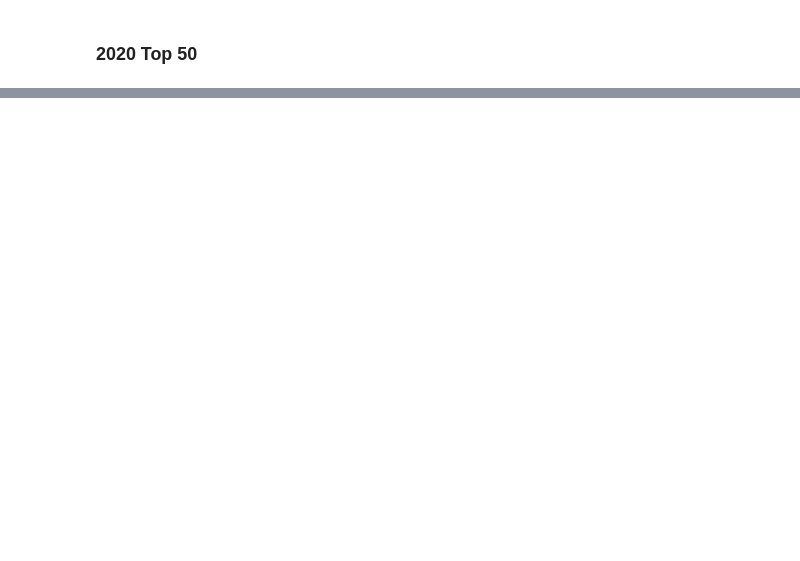
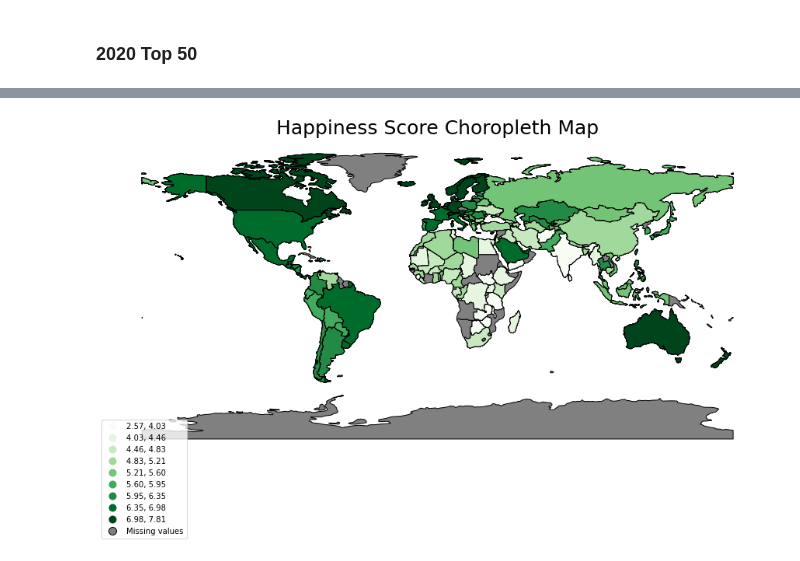
Before and after one commit to JoanaGayeta/DATANVIFinalProj, a Jupyter notebook: project/Cleaning.ipynb, the cells around one changed output, grey strips where cells are left out. Saved outputs shown, nothing was run; the diff lists cells and outputs as text; code cells hidden in the pictures; blank space fills up the shorter version.

Commit message:
choropleth maps

```diff
--- a/project/Cleaning.ipynb
+++ b/project/Cleaning.ipynb
@@ -1388,0 +1505,12 @@ CRSError: Invalid projection: epsg:4326: (Internal Proj Error: proj_create: SQLi
+# %%
+replacenames=whrfinal
+replacenames.replace('United States','United States of America',inplace=True)
+replacenames.replace('Bosnia and Herzegovina','Bosnia and Herz.',inplace=True)
+replacenames.replace('Congo (Brazzaville)','Congo',inplace=True)
+replacenames.replace('Congo (Kinshasa)','Dem. Rep. Congo',inplace=True)
+replacenames.replace('Dominican Republic','Dominican Rep.',inplace=True)
+replacenames.replace('Ivory Coast','CÃ´te d\'Ivoire',inplace=True)
+replacenames.replace('Palestinian Territories','Palestine',inplace=True)
+replacenames.replace('South Sudan','S. Sudan',inplace=True)
+
+replacenames['Country'].unique()
@@ -1388,0 +1535,3 @@ CRSError: Invalid projection: epsg:4326: (Internal Proj Error: proj_create: SQLi
+# %%
+for_plotting2 = pd.merge(world,replacenames, on=['Country'], how='left')
+for_plotting2.head()
@@ -1388,0 +1545,16 @@ CRSError: Invalid projection: epsg:4326: (Internal Proj Error: proj_create: SQLi
+# %%
+cmHs = for_plotting2.plot(column='Happiness_Score', cmap =
+                                'Greens', figsize=(15,9),
+                                 scheme='quantiles', k=9,  edgecolor='black',missing_kwds={
+           "color": "grey",
+           "label": "Missing values",
+      },legend = True);
+#add title to the map
+cmHs.set_title('Happiness Score Choropleth Map', fontdict=
+            {'fontsize':25})
+#remove axes
+cmHs.set_axis_off()
+#move legend to an empty space
+cmHs.get_legend().set_bbox_to_anchor((.12,.12))
+# %% [output]
+[figure, added]
```
Also changed, not shown: parts of 22 cells of this notebook, 3 other files.
